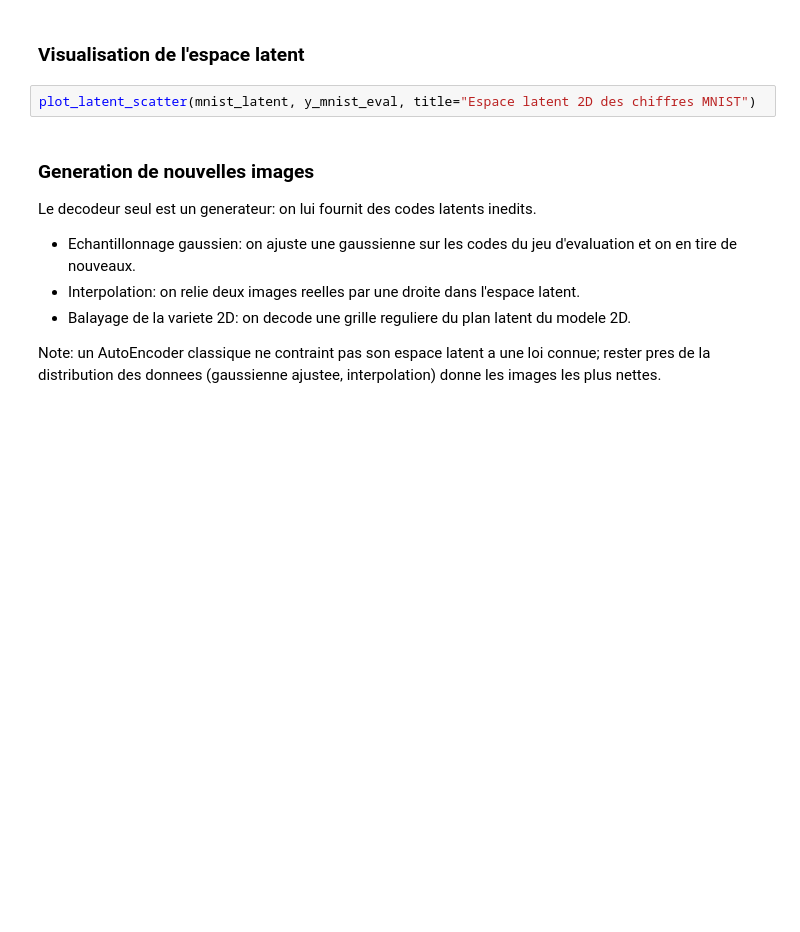
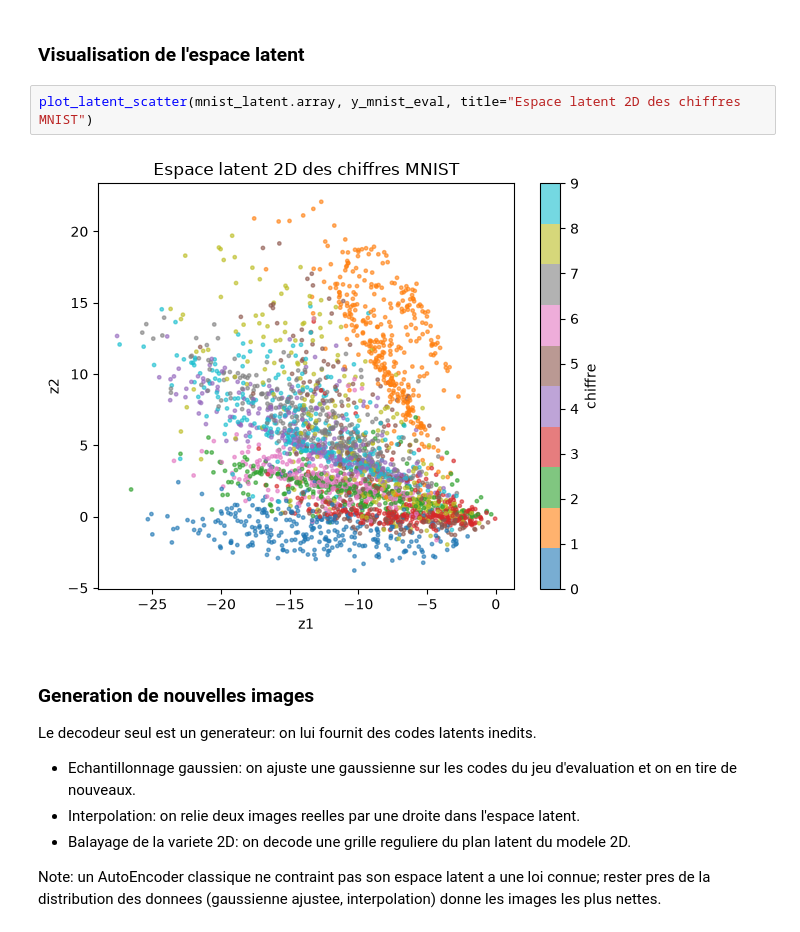
Before and after one commit to magicAyyub/unsupervised, a Jupyter notebook: notebooks/03_autoencoder.ipynb, the cells around one changed output. Saved outputs shown, nothing was run; the diff lists cells and outputs as text; blank space fills up the shorter version.

```diff
--- a/notebooks/03_autoencoder.ipynb
+++ b/notebooks/03_autoencoder.ipynb
@@ -141,7 +161,9 @@ print(f"Codebook (poids du decodeur): {mnist_report['codebook_bytes']:,} octets,
 # %% [markdown]
 ### Visualisation de l'espace latent
 # %%
-plot_latent_scatter(mnist_latent, y_mnist_eval, title="Espace latent 2D des chiffres MNIST")
+plot_latent_scatter(mnist_latent.array, y_mnist_eval, title="Espace latent 2D des chiffres MNIST")
+# %% [output]
+[figure, added]
 # %% [markdown]
 ### Generation de nouvelles images
 
```
Also changed, not shown: parts of 14 cells of this notebook.
